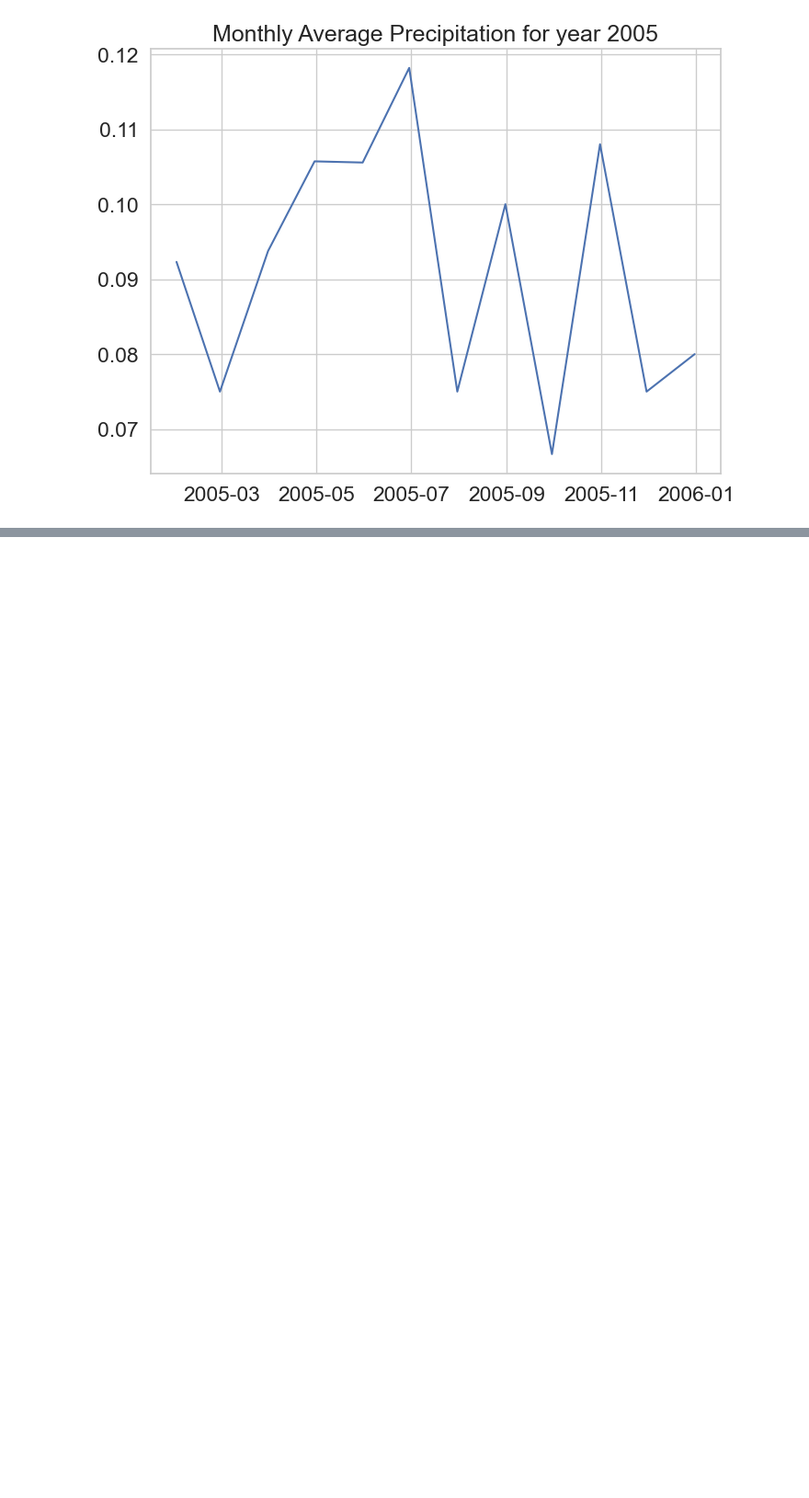
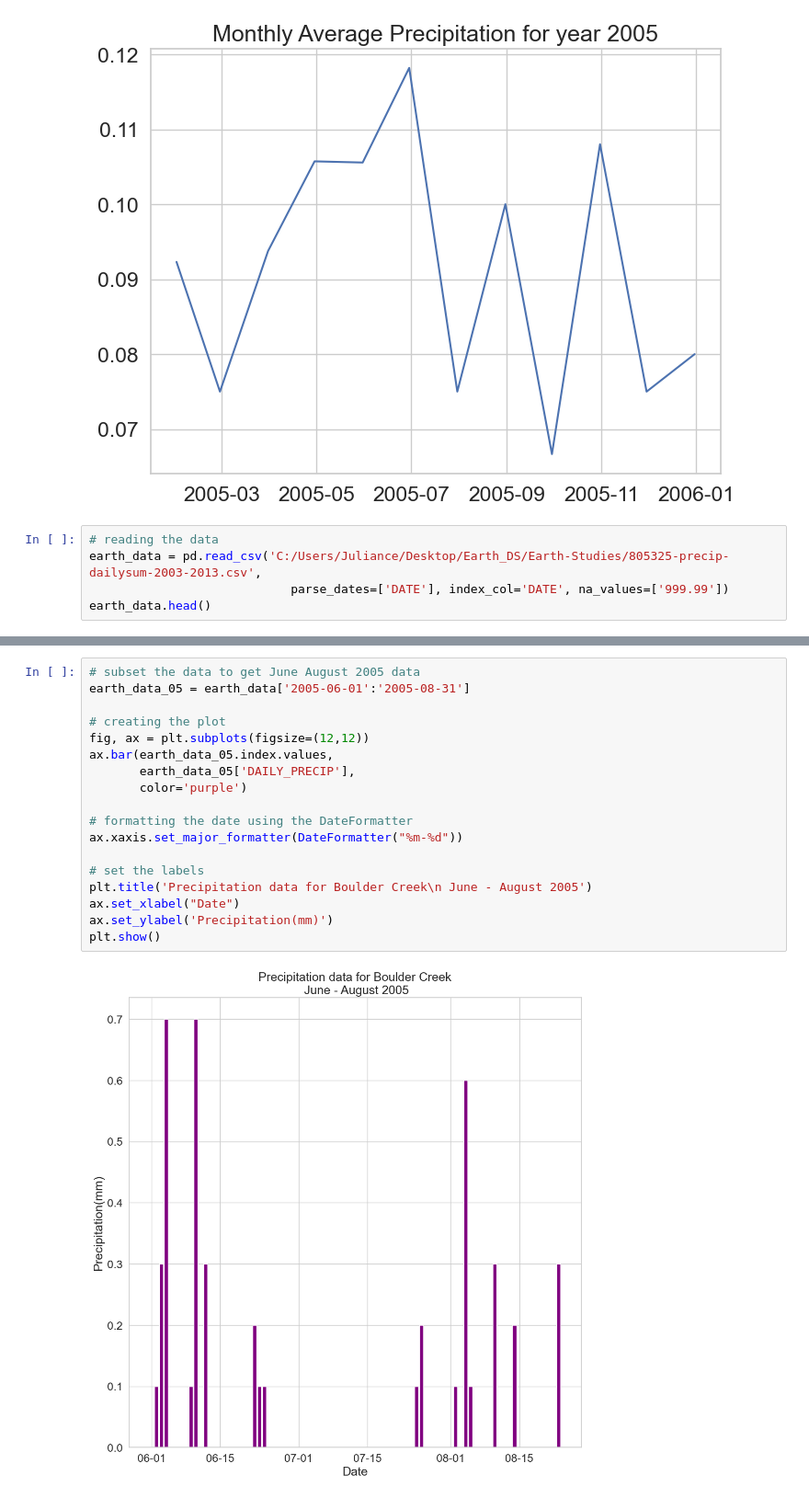
Before and after one commit to KenMuriuki/Earth-Studies, a Jupyter notebook: file.ipynb, the cells around one changed output, grey strips where cells are left out. Shown at 92% size. Drawn from its saved outputs; the diff is of its cells as text; blank space fills up the shorter version.

```diff
--- a/file.ipynb
+++ b/file.ipynb
@@ -71,3 +72,8 @@ ax.set_title("Monthly Average Precipitation for year 2005")
 plt.show()
 # %% [output]
 [figure]
+# %%
+# reading the data
+earth_data = pd.read_csv('C:/Users/Juliance/Desktop/Earth_DS/Earth-Studies/805325-precip-dailysum-2003-2013.csv',
+                            parse_dates=['DATE'], index_col='DATE', na_values=['999.99'])
+earth_data.head()
@@ -73,0 +88,20 @@ plt.show()
+# %%
+# subset the data to get June August 2005 data
+earth_data_05 = earth_data['2005-06-01':'2005-08-31']
+
+# creating the plot
+fig, ax = plt.subplots(figsize=(12,12))
+ax.bar(earth_data_05.index.values,
+       earth_data_05['DAILY_PRECIP'],
+       color='purple')
+
+# formatting the date using the DateFormatter
+ax.xaxis.set_major_formatter(DateFormatter("%m-%d"))
+
+# set the labels
+plt.title('Precipitation data for Boulder Creek\n June - August 2005')
+ax.set_xlabel("Date")
+ax.set_ylabel('Precipitation(mm)')
+plt.show()
+# %% [output]
+[figure, added]
```
Also changed, not shown: parts of 10 cells of this notebook, 1 other file.
